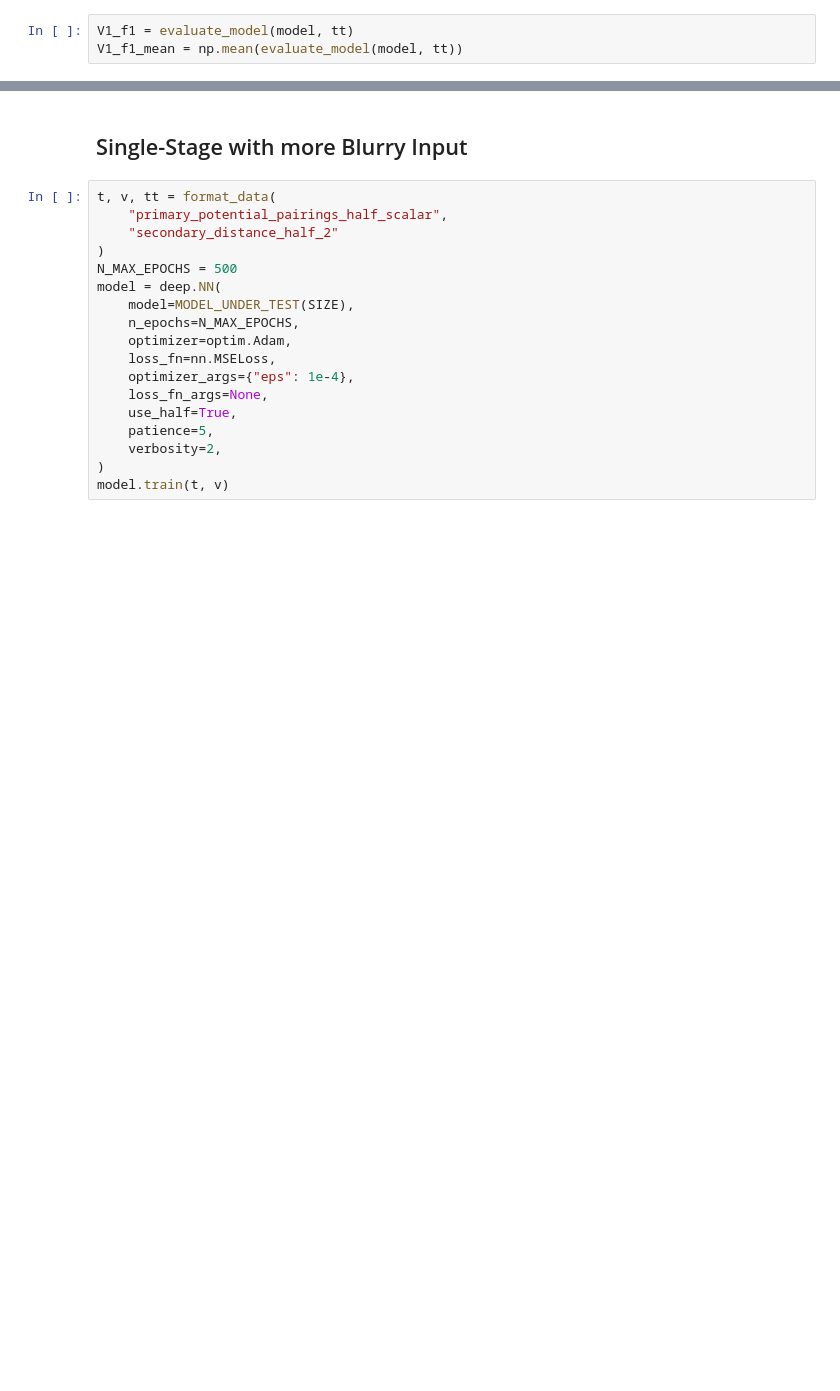
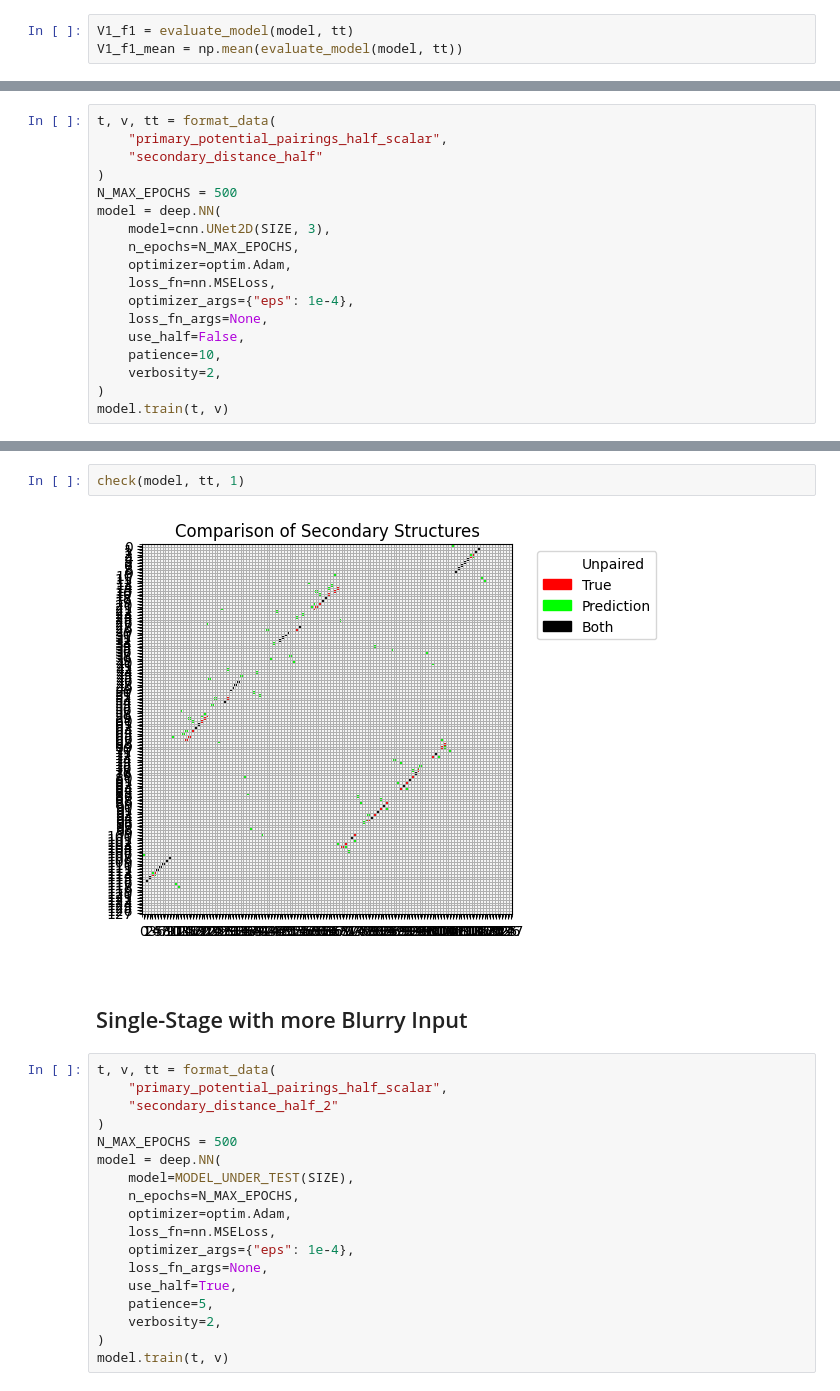
Before and after one commit to Vincent-Therrien/diurnal, a Jupyter notebook: demo/multi_stage_training.ipynb, the cells around one changed output, grey strips where cells are left out. Saved outputs shown, nothing was run; the diff lists cells and outputs as text; blank space fills up the shorter version.

```diff
--- a/demo/multi_stage_training.ipynb
+++ b/demo/multi_stage_training.ipynb
@@ -221,0 +224,18 @@ check(model, tt, 2)
+# %%
+t, v, tt = format_data(
+    "primary_potential_pairings_half_scalar",
+    "secondary_distance_half"
+)
+N_MAX_EPOCHS = 500
+model = deep.NN(
+    model=cnn.UNet2D(SIZE, 3),
+    n_epochs=N_MAX_EPOCHS,
+    optimizer=optim.Adam,
+    loss_fn=nn.MSELoss,
+    optimizer_args={"eps": 1e-4},
+    loss_fn_args=None,
+    use_half=False,
+    patience=10,
+    verbosity=2,
+)
+model.train(t, v)
@@ -222,3 +268,7 @@ check(model, tt, 2)
+# %%
+check(model, tt, 1)
+# %% [output]
+[figure, added]
 # %% [markdown]
 ## Single-Stage with more Blurry Input
 # %%
```
Also changed, not shown: parts of 13 cells of this notebook, 2 other files.
